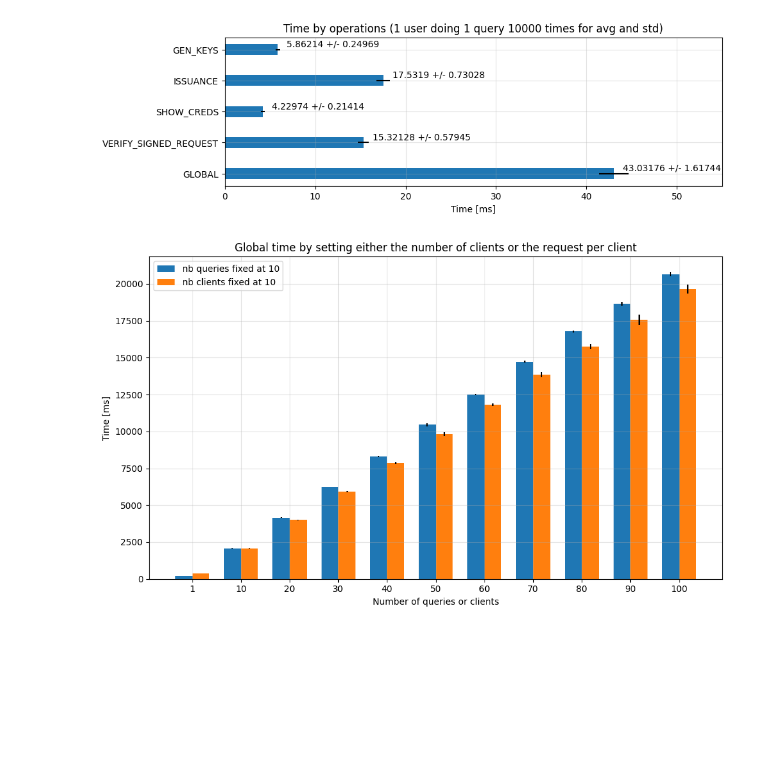
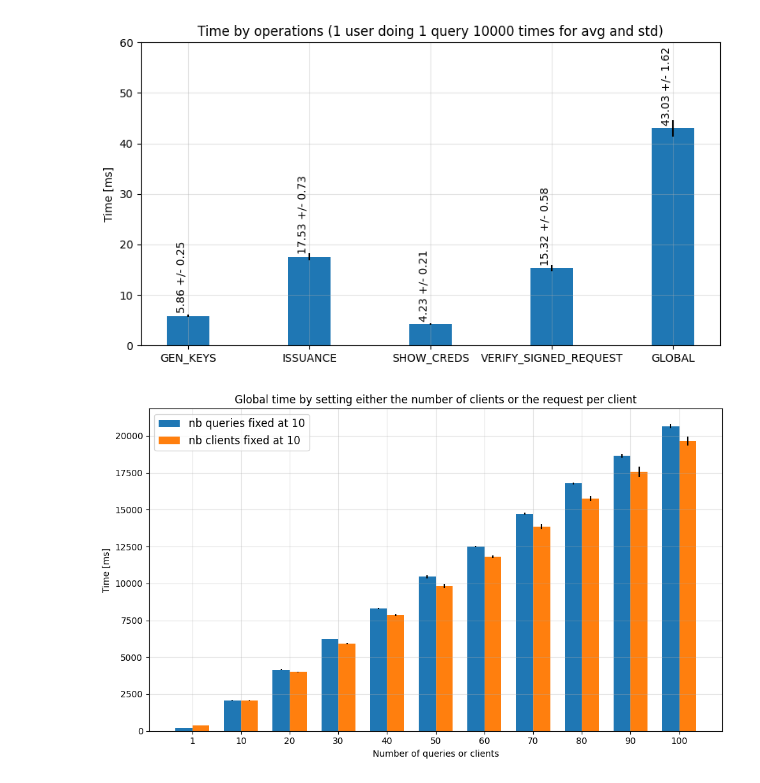
Before and after one commit to Dreyvor/ADVPETs_projects, a Jupyter notebook: project2/part1_evaluation/draw_plots.ipynb, the cells around one changed output. Saved outputs shown, nothing was run; the diff lists cells and outputs as text; code cells hidden in the pictures; blank space fills up the shorter version.

Commit message:
Adapt graphs to the report

```diff
--- a/project2/part1_evaluation/draw_plots.ipynb
+++ b/project2/part1_evaluation/draw_plots.ipynb
@@ -4,27 +4,26 @@ import numpy as np
 # %%
 plt.rcdefaults()
 
 labels = ['GEN_KEYS', 'ISSUANCE', 'SHOW_CREDS', 'VERIFY_SIGNED_REQUEST', 'GLOBAL']
-means = np.array([5.86214, 17.53190, 4.22974, 15.32128, 43.03176])
-std = np.array([0.24969, 0.73028, 0.21414, 0.57945, 1.61744])
+means = np.array([round(v, 2) for v in [5.86214, 17.53190, 4.22974, 15.32128, 43.03176]])
+std = np.array([round(v, 2) for v in [0.24969, 0.73028, 0.21414, 0.57945, 1.61744]])
 width = 0.35       # the width of the bars: can also be len(x) sequence
-yticks = np.arange(len(labels))
+xticks = np.arange(len(labels))
 
-fig, ax = plt.subplots(figsize=(10,3))
+fig, ax = plt.subplots(figsize=(9.5,5))
 
-ax.barh(yticks, means, width, xerr=std, align='center', tick_label=labels)
-ax.invert_yaxis()
-ax.set_xlabel("Time [ms]")
+ax.bar(xticks, means, width, yerr=std, align='center', tick_label=labels)
+ax.set_ylabel("Time [ms]")
 ax.set_title('Time by operations (1 user doing 1 query 10000 times for avg and std)')
 ax.grid(alpha=.35)
 
 for i, (m,s) in enumerate(zip(means,std)):
-    ax.text(m + 1, i-.1, str(m)+" +/- "+str(s))
+    ax.text(i-.1, m + 1, str(m)+" +/- "+str(s), rotation='vertical')
 
-plt.xlim([0,55])
+plt.ylim([0,60])
 plt.show()
 # %% [output]
-[figure, old version]
+[figure, new version]
 # %%
 labels = ['1'] + [str(e*10) for e in range(1,11)]
 means_req_fixed = [213.69100, 2079.35057, 4158.62393, 6224.96409, 8299.87328, 10453.29063, 12481.95677, 14715.68682, 16781.59158, 18653.89192, 20649.25108]
@@ -46,7 +45,7 @@ ax.set_xlabel('Number of queries or clients')
 ax.set_title('Global time by setting either the number of clients or the request per client')
 ax.set_xticks(x)
 ax.set_xticklabels(labels)
-ax.legend()
+ax.legend(fontsize='large')
 
 #for i, (m,s) in enumerate(zip(means_req_fixed, std_req_fixed)):
 #    ax.text(x[i] - width, m+400, str(m)+" +/- "+str(s), rotation='vertical')
@@ -60,4 +59,4 @@ fig.tight_layout()
 
 plt.show()
 # %% [output]
-[figure, old version]
+[figure, new version]
```
Also changed, not shown: 3 other files.
